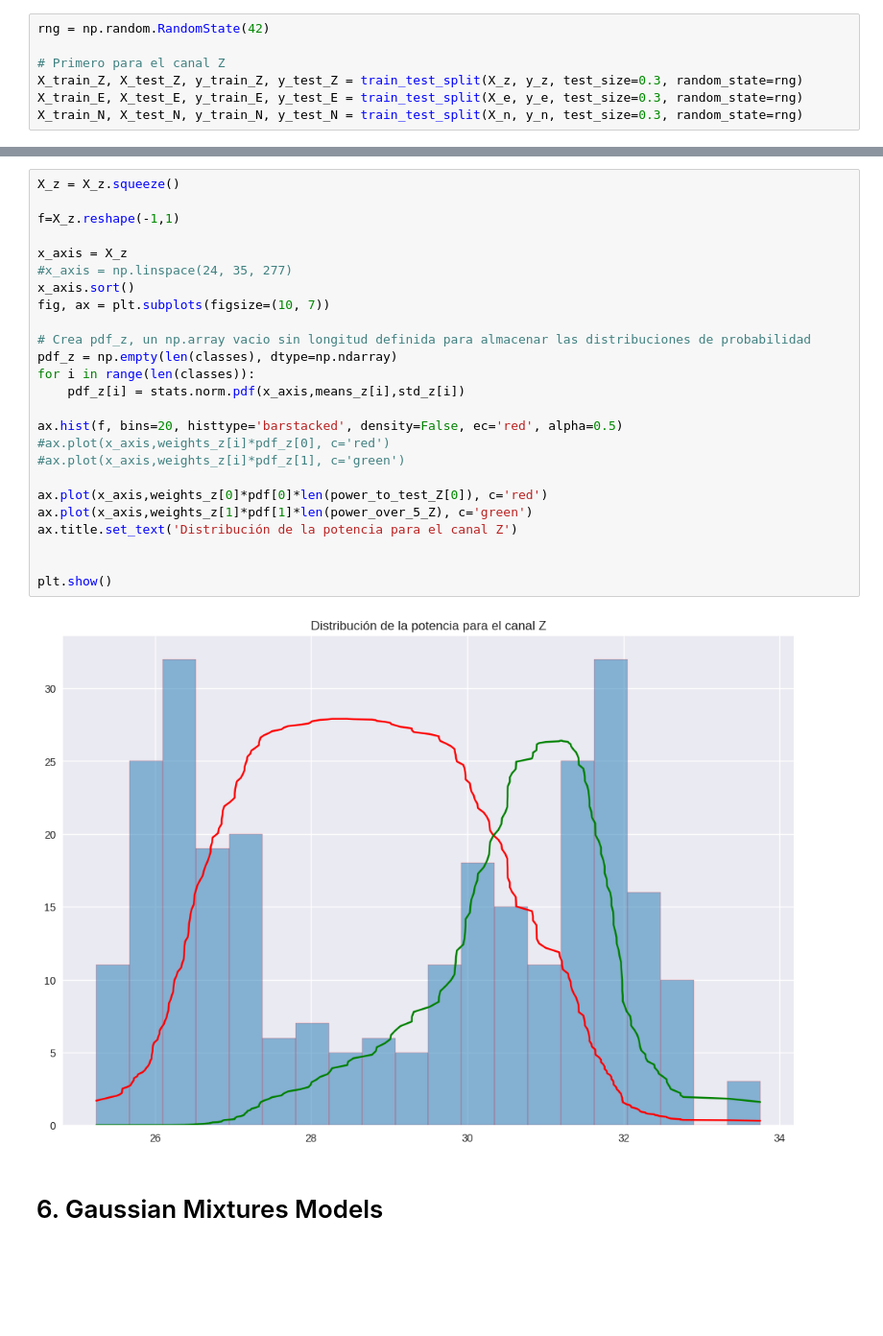
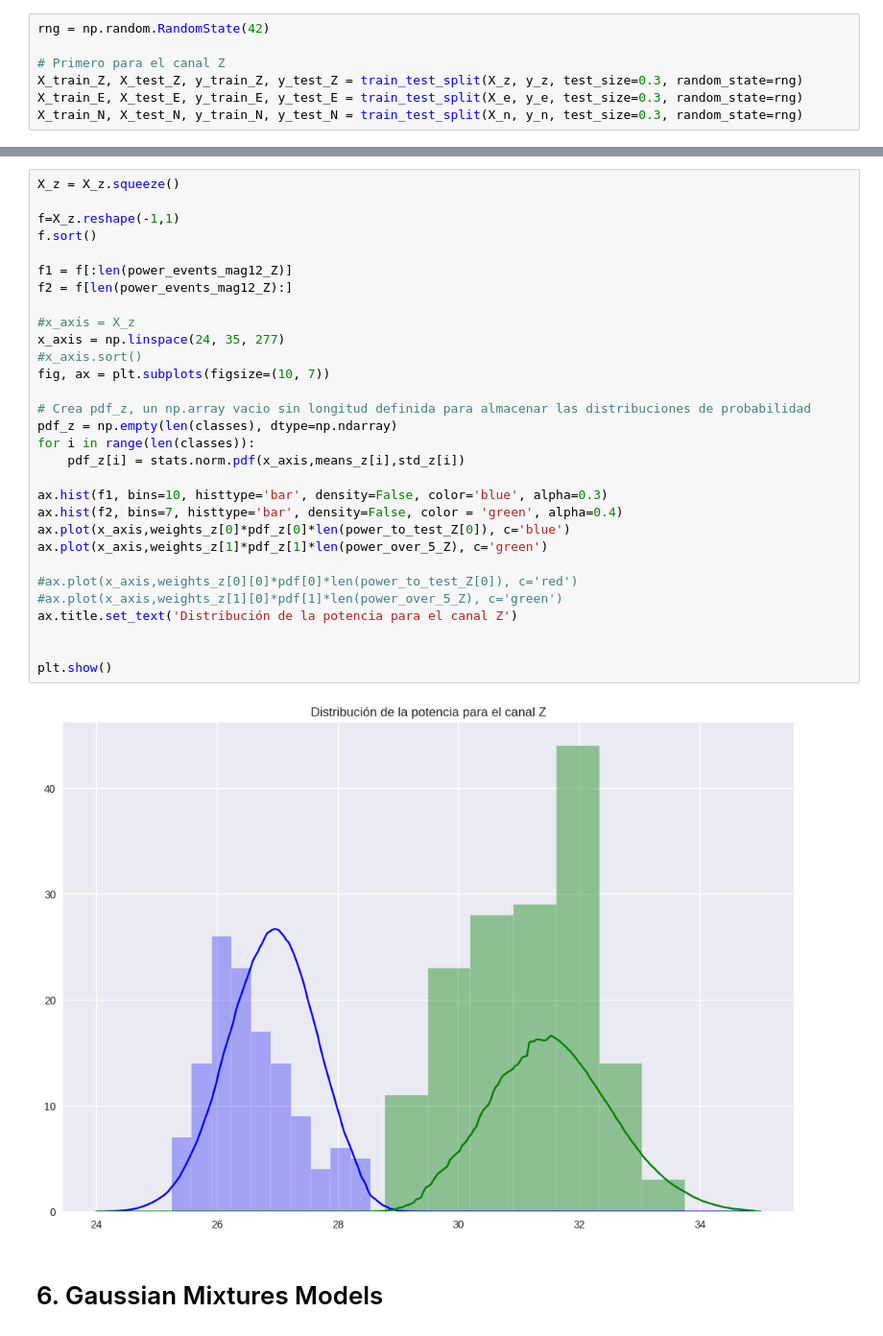
Before and after one commit to simonvidal99/Trigger, a Jupyter notebook: newdbprocessing.ipynb, the cells around one changed output, grey strips where cells are left out. Shown: that part at 96% size. Drawn from its saved outputs; the diff is of its cells as text; blank space fills up the shorter version.

```diff
--- a/newdbprocessing.ipynb
+++ b/newdbprocessing.ipynb
@@ -1126,30 +1171,35 @@ means_z[0]
 # %%
 X_z = X_z.squeeze()
 
 f=X_z.reshape(-1,1)
+f.sort()
 
-x_axis = X_z
-#x_axis = np.linspace(24, 35, 277)
-x_axis.sort()
+f1 = f[:len(power_events_mag12_Z)]
+f2 = f[len(power_events_mag12_Z):]
+
+#x_axis = X_z
+x_axis = np.linspace(24, 35, 277)
+#x_axis.sort()
 fig, ax = plt.subplots(figsize=(10, 7))
 
 # Crea pdf_z, un np.array vacio sin longitud definida para almacenar las distribuciones de probabilidad
 pdf_z = np.empty(len(classes), dtype=np.ndarray)
 for i in range(len(classes)):
     pdf_z[i] = stats.norm.pdf(x_axis,means_z[i],std_z[i])
 
-ax.hist(f, bins=20, histtype='barstacked', density=False, ec='red', alpha=0.5)
-#ax.plot(x_axis,weights_z[i]*pdf_z[0], c='red')
-#ax.plot(x_axis,weights_z[i]*pdf_z[1], c='green')
+ax.hist(f1, bins=10, histtype='bar', density=False, color='blue', alpha=0.3)
+ax.hist(f2, bins=7, histtype='bar', density=False, color = 'green', alpha=0.4)
+ax.plot(x_axis,weights_z[0]*pdf_z[0]*len(power_to_test_Z[0]), c='blue')
+ax.plot(x_axis,weights_z[1]*pdf_z[1]*len(power_over_5_Z), c='green')
 
-ax.plot(x_axis,weights_z[0]*pdf[0]*len(power_to_test_Z[0]), c='red')
-ax.plot(x_axis,weights_z[1]*pdf[1]*len(power_over_5_Z), c='green')
+#ax.plot(x_axis,weights_z[0][0]*pdf[0]*len(power_to_test_Z[0]), c='red')
+#ax.plot(x_axis,weights_z[1][0]*pdf[1]*len(power_over_5_Z), c='green')
 ax.title.set_text('Distribución de la potencia para el canal Z')
 
 
 plt.show()
 # %% [output]
-[figure, old version]
+[figure, new version]
 # %% [markdown]
 # 6. Gaussian Mixtures Models
 # %%
```
Also changed, not shown: parts of 6 cells of this notebook.
